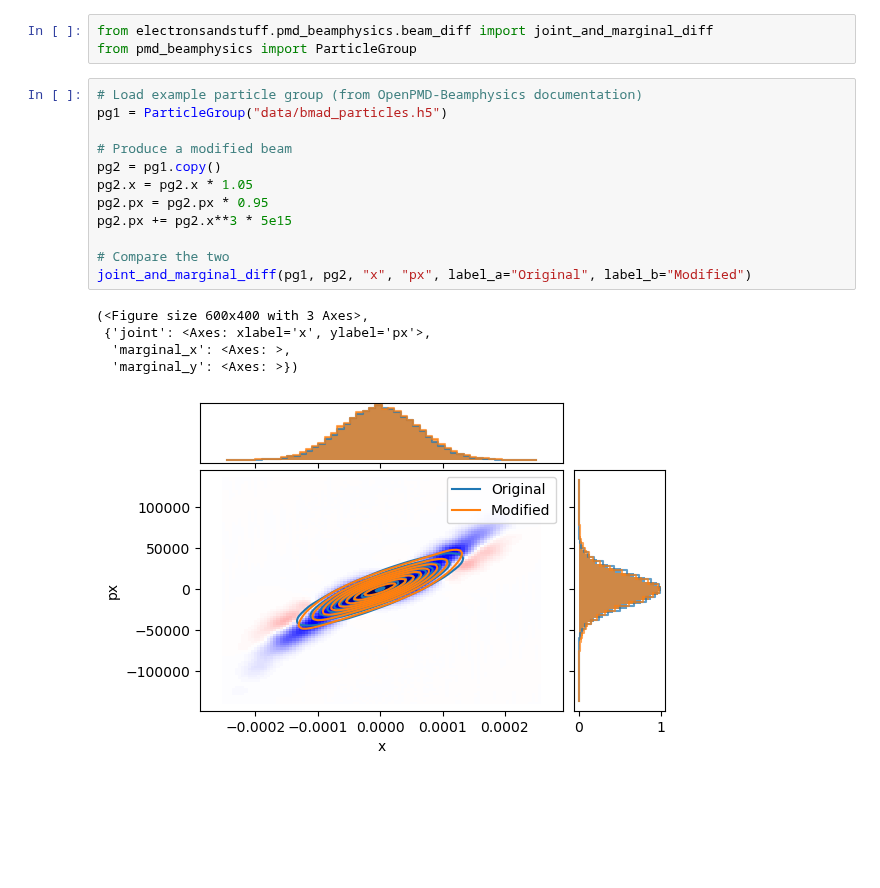
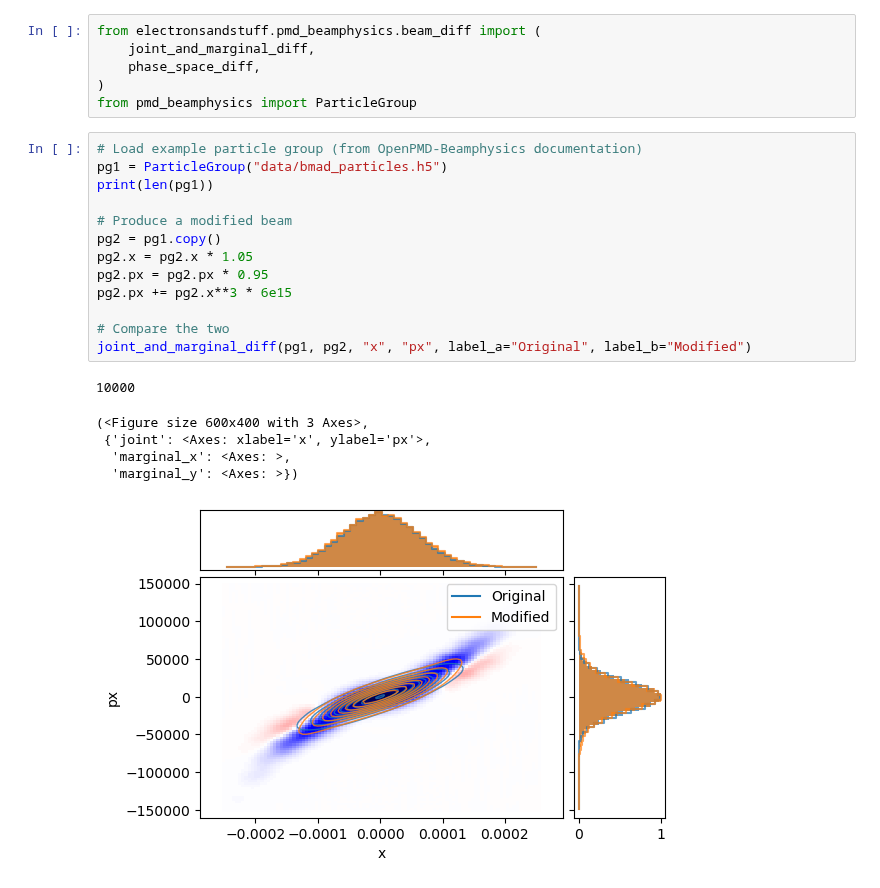
Before and after one commit to electronsandstuff/electronsandstuff, a Jupyter notebook: notebooks/beam_diff.ipynb, the cells around one changed output. Saved outputs shown, nothing was run; the diff lists cells and outputs as text; blank space fills up the shorter version.

```diff
--- a/notebooks/beam_diff.ipynb
+++ b/notebooks/beam_diff.ipynb
@@ -1,21 +1,26 @@
 # %%
-from electronsandstuff.pmd_beamphysics.beam_diff import joint_and_marginal_diff
+from electronsandstuff.pmd_beamphysics.beam_diff import (
+    joint_and_marginal_diff,
+    phase_space_diff,
+)
 from pmd_beamphysics import ParticleGroup
 # %%
 # Load example particle group (from OpenPMD-Beamphysics documentation)
 pg1 = ParticleGroup("data/bmad_particles.h5")
+print(len(pg1))
 
 # Produce a modified beam
 pg2 = pg1.copy()
 pg2.x = pg2.x * 1.05
 pg2.px = pg2.px * 0.95
-pg2.px += pg2.x**3 * 5e15
+pg2.px += pg2.x**3 * 6e15
 
 # Compare the two
 joint_and_marginal_diff(pg1, pg2, "x", "px", label_a="Original", label_b="Modified")
 # %% [output]
-(<Figure size 600x400 with 3 Axes>,
- {'joint': <Axes: xlabel='x', ylabel='px'>,
-  'marginal_x': <Axes: >,
-  'marginal_y': <Axes: >})
+10000
+(<Figure size 600x400 with 3 Axes>,
+ {'joint': <Axes: xlabel='x', ylabel='px'>,
+  'marginal_x': <Axes: >,
+  'marginal_y': <Axes: >})
-[figure, old version]
+[figure, new version]
```
Also changed, not shown: parts of 2 cells of this notebook, 1 other file.
